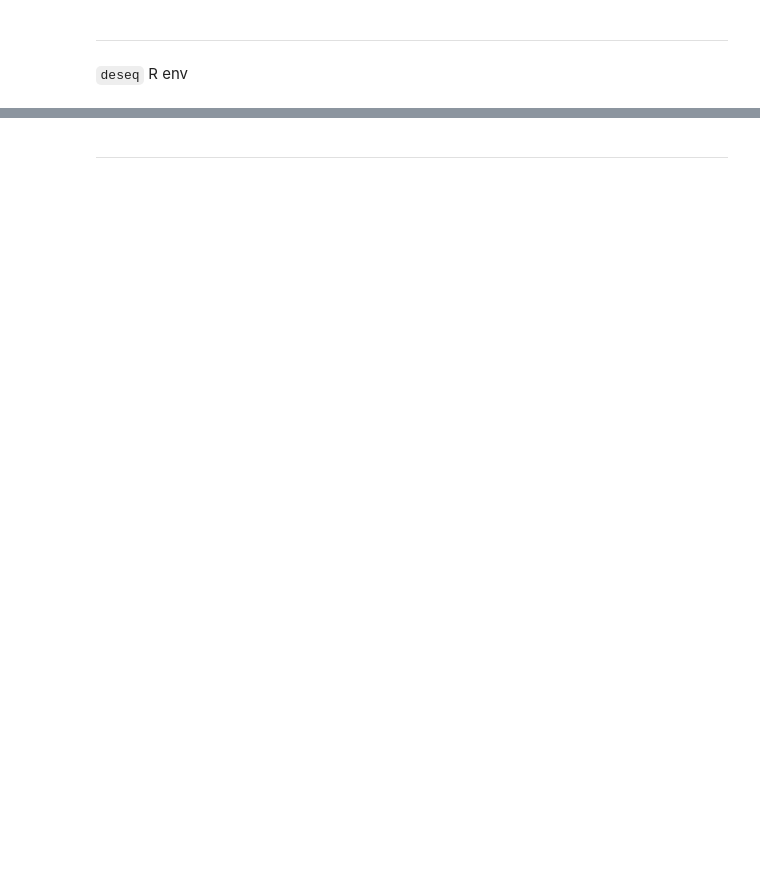
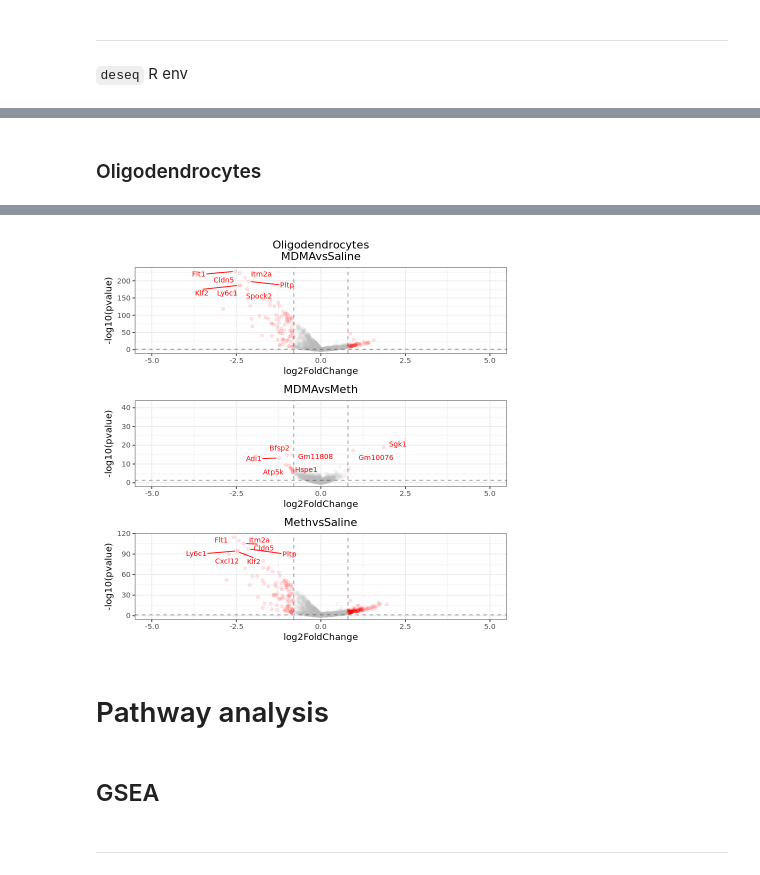
Before and after one commit to SABAFQ/MDMA-scRNAseq, a Jupyter notebook: 3-differential-expression-analysis.ipynb, the cells around one changed output, grey strips where cells are left out. Cells and saved outputs as stored; diff of their text form; code cells hidden in the pictures; blank space fills up the shorter version.

Commit message:
revise DE analysis

```diff
--- a/3-differential-expression-analysis.ipynb
+++ b/3-differential-expression-analysis.ipynb
@@ -82,0 +165,5 @@ draw_volcano <- function(name,xlim=10,lfc.cutoff = 1, pval.cutoff = 0.05){
+# %% [markdown]
+### Oligodendrocytes
+# %%
+draw_volcano('Oligodendrocytes',xlim=5,lfc.cutoff=0.8)
+# %% [output]
@@ -82,0 +174,5 @@ draw_volcano <- function(name,xlim=10,lfc.cutoff = 1, pval.cutoff = 0.05){
+[figure, added]
+# %% [markdown]
+# Pathway analysis
+# %% [markdown]
+## GSEA
```
Also changed, not shown: parts of 120 cells of this notebook, 4 other files.
